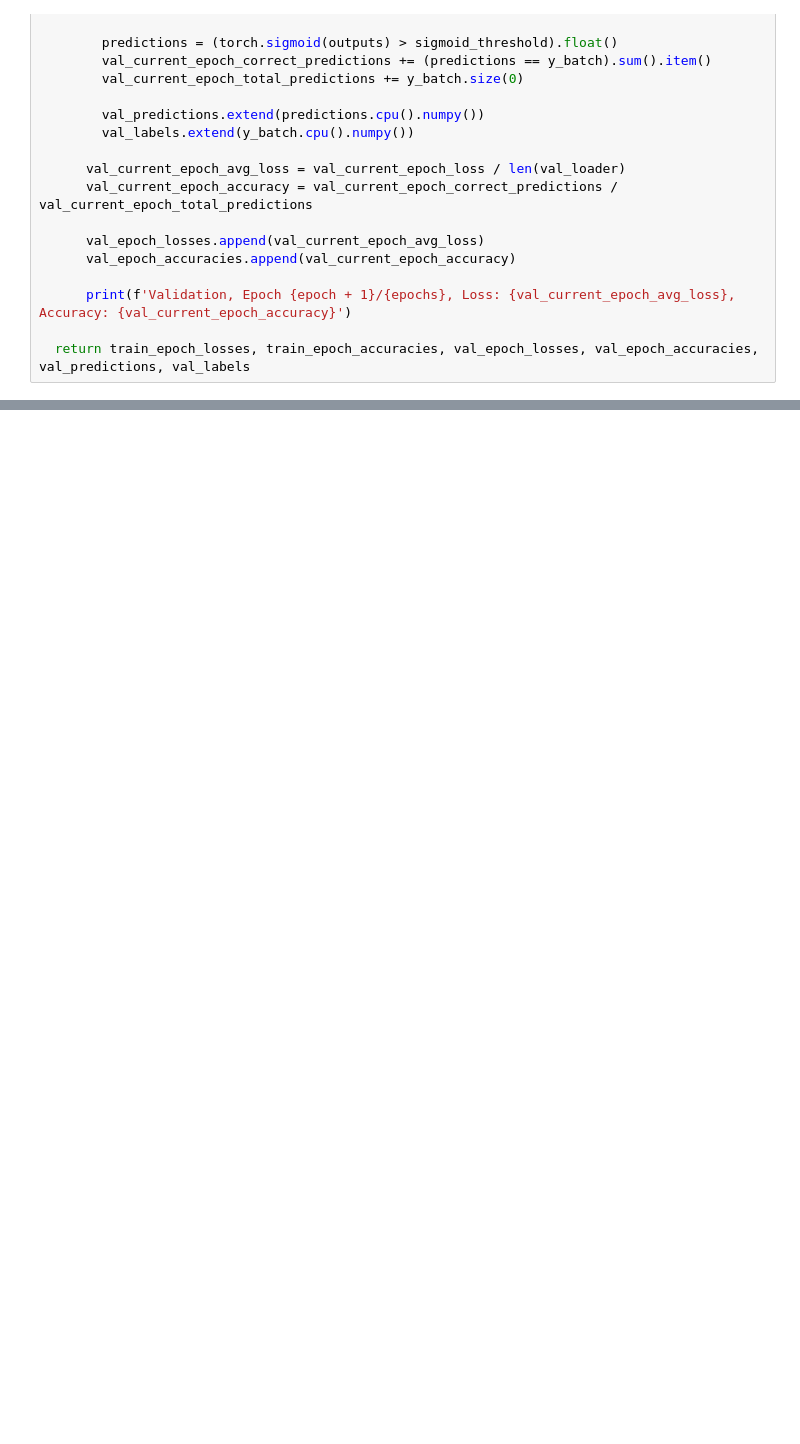
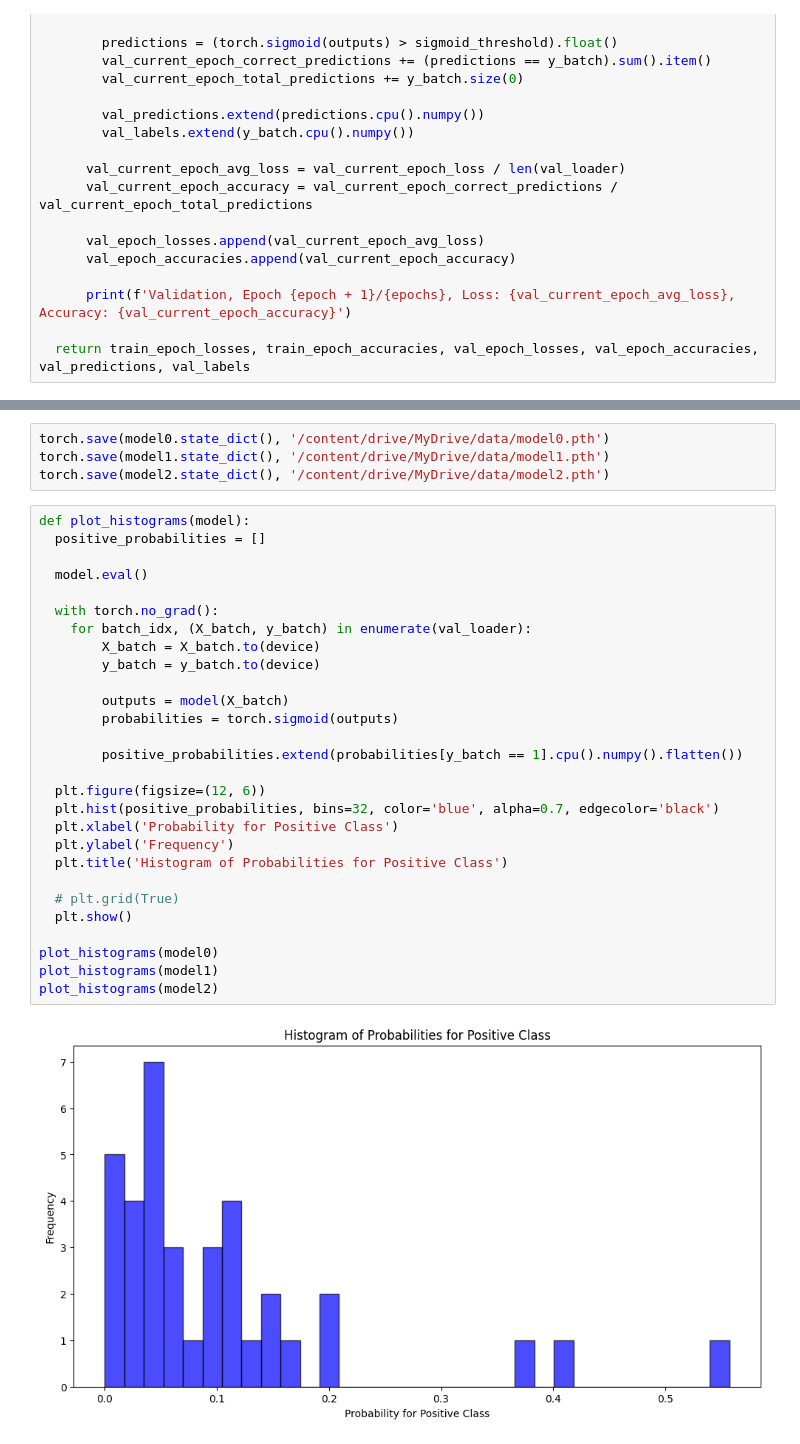
Before and after one commit to Razvan48/Teme-Deep-Learning-DL, a Jupyter notebook: Tema-1/Tema_1.ipynb, the cells around one changed output, grey strips where cells are left out. Cells and saved outputs as stored; diff of their text form; blank space fills up the shorter version.

```diff
--- a/Tema-1/Tema_1.ipynb
+++ b/Tema-1/Tema_1.ipynb
@@ -311,0 +375,34 @@ F1 Score: 0.0
+# %%
+torch.save(model0.state_dict(), '/content/drive/MyDrive/data/model0.pth')
+torch.save(model1.state_dict(), '/content/drive/MyDrive/data/model1.pth')
+torch.save(model2.state_dict(), '/content/drive/MyDrive/data/model2.pth')
+# %%
+def plot_histograms(model):
+  positive_probabilities = []
+
+  model.eval()
+
+  with torch.no_grad():
+    for batch_idx, (X_batch, y_batch) in enumerate(val_loader):
+        X_batch = X_batch.to(device)
+        y_batch = y_batch.to(device)
+
+        outputs = model(X_batch)
+        probabilities = torch.sigmoid(outputs)
+
+        positive_probabilities.extend(probabilities[y_batch == 1].cpu().numpy().flatten())
+
+  plt.figure(figsize=(12, 6))
+  plt.hist(positive_probabilities, bins=32, color='blue', alpha=0.7, edgecolor='black')
+  plt.xlabel('Probability for Positive Class')
+  plt.ylabel('Frequency')
+  plt.title('Histogram of Probabilities for Positive Class')
+
+  # plt.grid(True)
+  plt.show()
+
+plot_histograms(model0)
+plot_histograms(model1)
+plot_histograms(model2)
+# %% [output]
+[figure, added]
```
Also changed, not shown: parts of 9 cells of this notebook.
